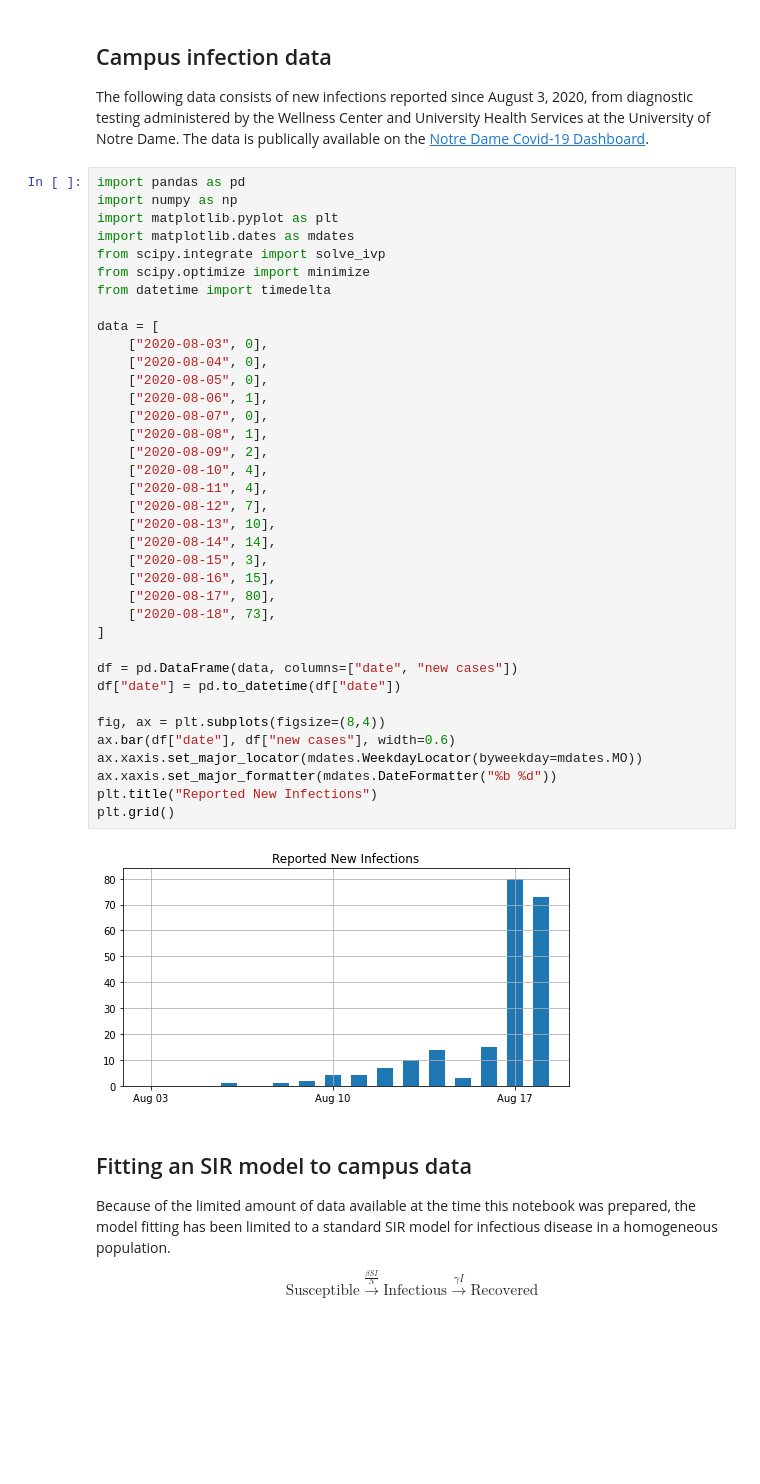
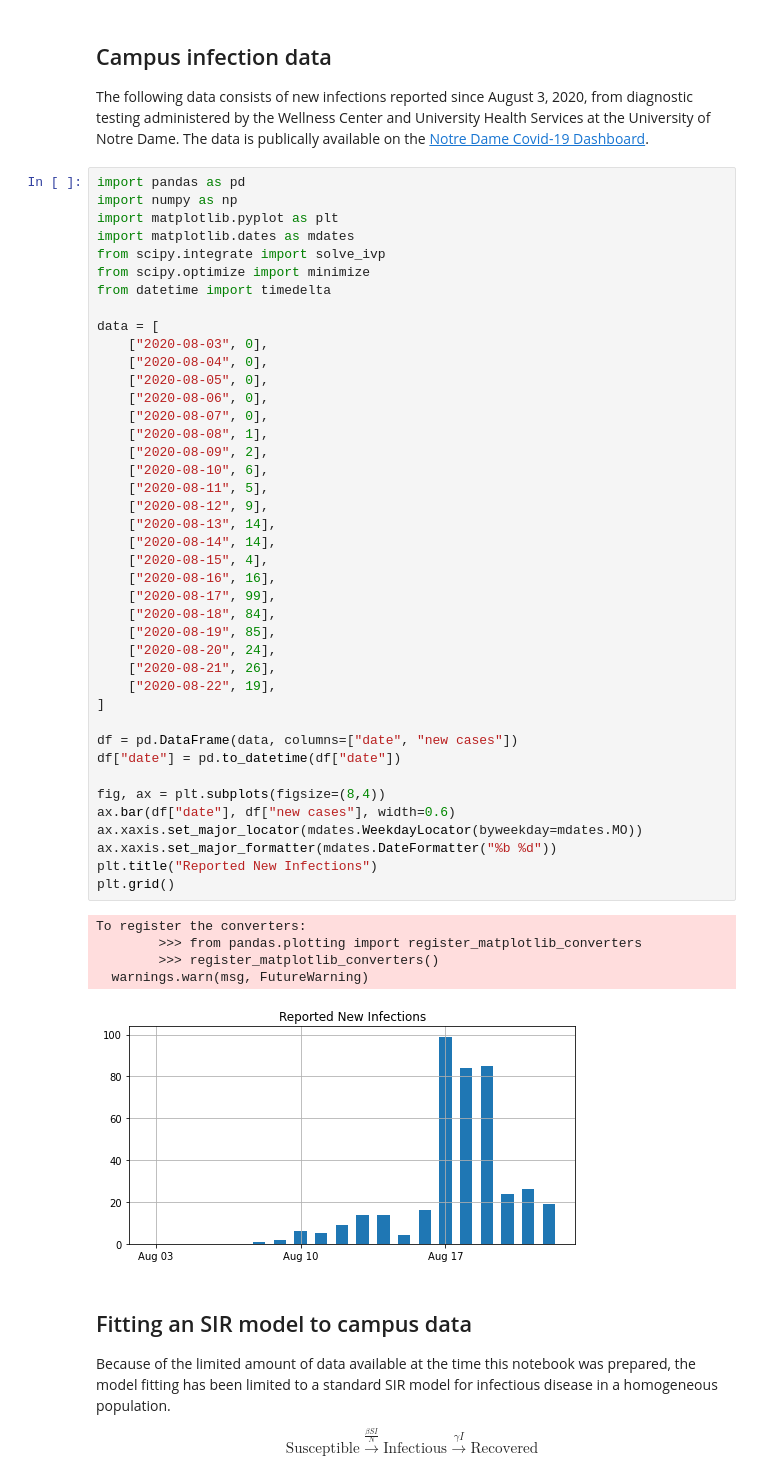
Before and after one commit to jckantor/CBE40455-2020, a Jupyter notebook: notebooks/02.01-Campus-SIR-modeling.ipynb, the cells around one changed output. Cells and saved outputs as stored; diff of their text form; blank space fills up the shorter version.

```diff
--- a/notebooks/02.01-Campus-SIR-modeling.ipynb
+++ b/notebooks/02.01-Campus-SIR-modeling.ipynb
@@ -7,42 +7,50 @@ The following data consists of new infections reported since August 3, 2020, fro
 # %%
 import pandas as pd
 import numpy as np
 import matplotlib.pyplot as plt
 import matplotlib.dates as mdates
 from scipy.integrate import solve_ivp
 from scipy.optimize import minimize
 from datetime import timedelta
 
 data = [
     ["2020-08-03", 0],
     ["2020-08-04", 0],
     ["2020-08-05", 0],
-    ["2020-08-06", 1],
+    ["2020-08-06", 0],
     ["2020-08-07", 0],
     ["2020-08-08", 1],
     ["2020-08-09", 2],
-    ["2020-08-10", 4],
-    ["2020-08-11", 4],
-    ["2020-08-12", 7],
-    ["2020-08-13", 10],
+    ["2020-08-10", 6],
+    ["2020-08-11", 5],
+    ["2020-08-12", 9],
+    ["2020-08-13", 14],
     ["2020-08-14", 14],
-    ["2020-08-15", 3],
-    ["2020-08-16", 15],
-    ["2020-08-17", 80],
-    ["2020-08-18", 73],
+    ["2020-08-15", 4],
+    ["2020-08-16", 16],
+    ["2020-08-17", 99],
+    ["2020-08-18", 84],
+    ["2020-08-19", 85],
+    ["2020-08-20", 24],
+    ["2020-08-21", 26],
+    ["2020-08-22", 19],
 ]
 
 df = pd.DataFrame(data, columns=["date", "new cases"])
 df["date"] = pd.to_datetime(df["date"])
 
 fig, ax = plt.subplots(figsize=(8,4))
 ax.bar(df["date"], df["new cases"], width=0.6)
 ax.xaxis.set_major_locator(mdates.WeekdayLocator(byweekday=mdates.MO))
 ax.xaxis.set_major_formatter(mdates.DateFormatter("%b %d"))
 plt.title("Reported New Infections")
 plt.grid()
 # %% [output]
+To register the converters:
+        >>> from pandas.plotting import register_matplotlib_converters
+        >>> register_matplotlib_converters()
+  warnings.warn(msg, FutureWarning)
-[figure, old version]
+[figure, new version]
 # %% [markdown]
 ## Fitting an SIR model to campus data
 
```
Also changed, not shown: parts of 5 cells of this notebook, 20 other files.
